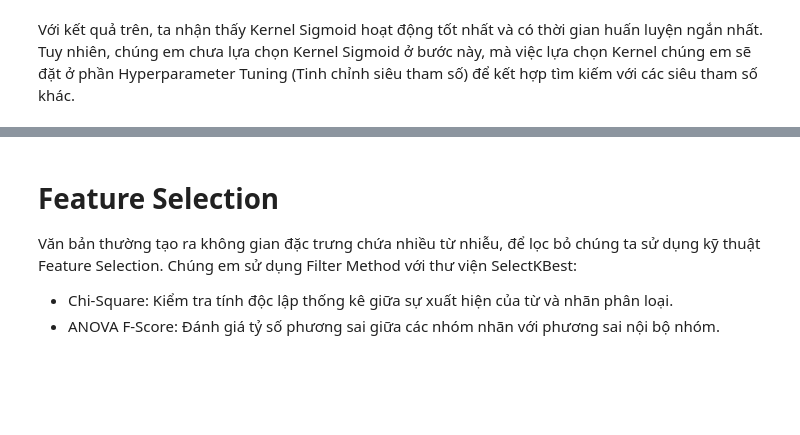
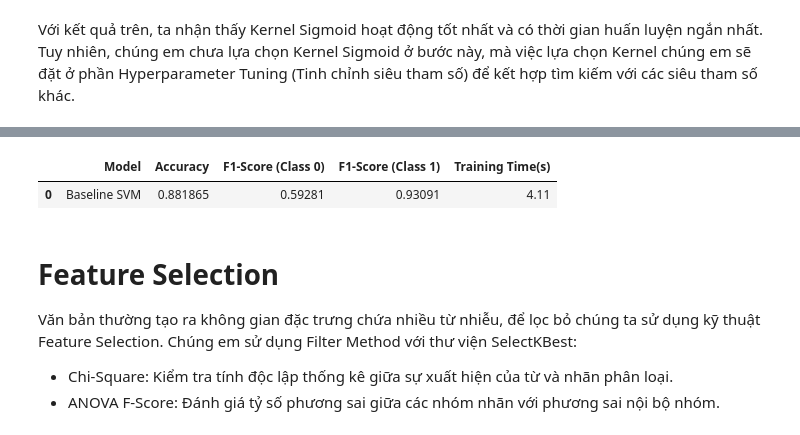
Before and after one commit to trannhatdang/Report-Machine-Learning-WomensClothingReviews-HK261, a Jupyter notebook: Content/Giai Quyet Bai Toan/Dang_WomensECommerceClothingReviews_SVM.ipynb, the cells around one changed output, grey strips where cells are left out. Cells and saved outputs as stored; diff of their text form; code cells hidden in the pictures; blank space fills up the shorter version.

```diff
--- a/Content/Giai Quyet Bai Toan/Dang_WomensECommerceClothingReviews_SVM.ipynb
+++ b/Content/Giai Quyet Bai Toan/Dang_WomensECommerceClothingReviews_SVM.ipynb
@@ -165,3 +168,28 @@ Với kết quả trên, ta nhận thấy Kernel Sigmoid hoạt động tốt nh
+# %%
+baseline_model = SVC(kernel='sigmoid', random_state=42)
+
+t0 = dt.datetime.now()
+baseline_model.fit(X_sub_train, y_sub_train)
+baseline_preds = model.predict(X_test_vec)
+baseline_duration = (dt.datetime.now() - t0).total_seconds()
+baseline_acc = accuracy_score(y_test, baseline_preds)
+baseline_f1_0 = f1_score(y_test, baseline_preds, pos_label=0)
+baseline_f1_1 = f1_score(y_test, baseline_preds, pos_label=1)
+
+baseline_res = {
+    'Model': 'Baseline SVM',
+    'Accuracy': baseline_acc,
+    'F1-Score (Class 0)': baseline_f1_0,
+    'F1-Score (Class 1)': baseline_f1_1,
+    'Training Time(s)': round(baseline_duration, 2)
+}
+
+baseline_eval = pd.DataFrame([baseline_res])
+
+display(baseline_eval)
+# %% [output]
+|  | Model | Accuracy | F1-Score (Class 0) | F1-Score (Class 1) | Training Time(s) |
+| 0 | Baseline SVM | 0.881865 | 0.59281 | 0.93091 | 4.11 |
 # %% [markdown]
 # Feature Selection
 
```
Also changed, not shown: parts of 7 cells of this notebook.
